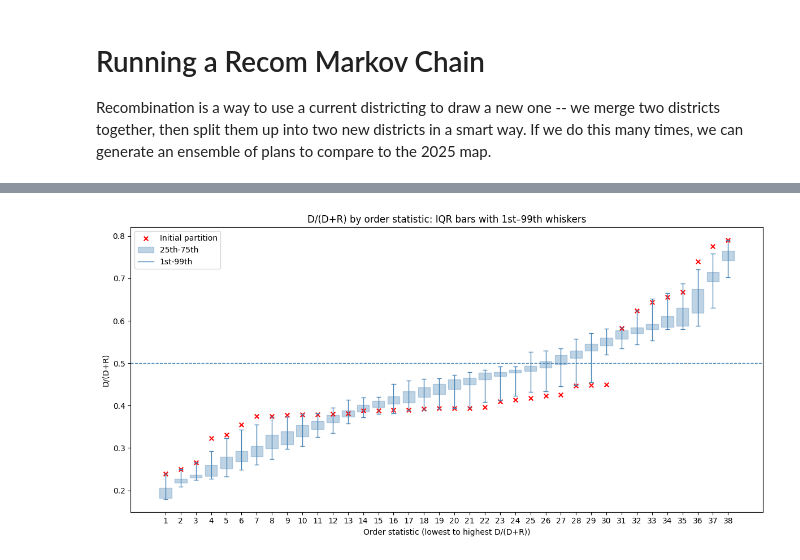
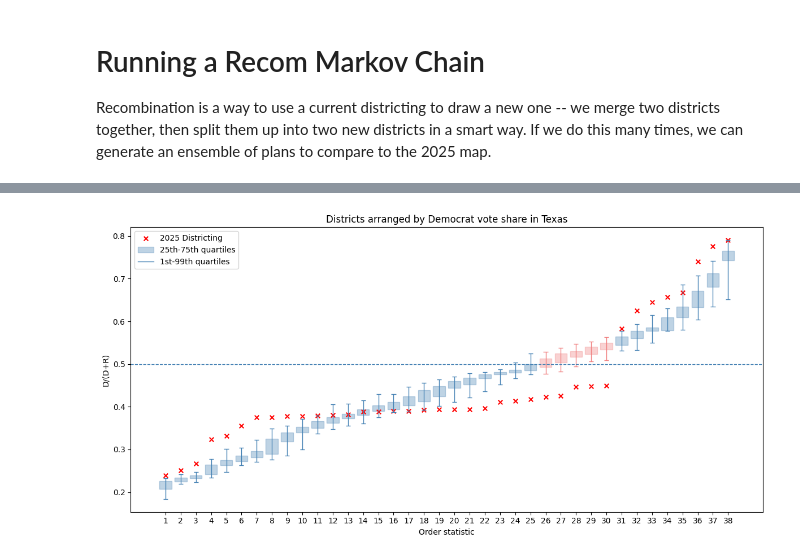
Before and after one commit to EdouardHeitzmann/texas_gerrychain_demo, a Jupyter notebook: texas_gerrychain_demo.ipynb, the cells around one changed output, grey strips where cells are left out. Cells and saved outputs as stored; diff of their text form; code cells hidden in the pictures.

```diff
--- a/texas_gerrychain_demo.ipynb
+++ b/texas_gerrychain_demo.ipynb
@@ -46,6 +46,8 @@ for node in tx_graph.nodes:
         number_of_nans += 1
     if tx_graph.nodes[node]["BVAP20"] != tx_partition.graph.nodes[node]["BVAP20"]:
         tx_graph.nodes[node]["BVAP20"] = 0
+    if tx_graph.nodes[node]["HVAP20"] != tx_partition.graph.nodes[node]["HVAP20"]:
+        tx_graph.nodes[node]["HVAP20"] = 0
     if tx_graph.nodes[node]["HarrisD_PRSG24"] != tx_partition.graph.nodes[node]["HarrisD_PRSG24"]:
         tx_graph.nodes[node]["HarrisD_PRSG24"] = 0
     if tx_graph.nodes[node]["TrumpR_PRSG24"] != tx_partition.graph.nodes[node]["TrumpR_PRSG24"]:
@@ -94,11 +96,24 @@ proposal = partial(
     )
 )
 
+burnin_chain = MarkovChain(
+    proposal=proposal,
+    constraints=[contiguous],
+    accept=always_accept,
+    initial_state=tx_partition,
+    total_steps=100
+)
+
+for i, item in enumerate(burnin_chain):
+    print(f"Finished burn-in step {i+1}/{len(burnin_chain)}", end="\r")
+print(f"Finished burn-in step {i+1}/{len(burnin_chain)}")
+starting_partition = item
+
 recom_chain = MarkovChain(
     proposal=proposal,
     constraints=[contiguous],
     accept=always_accept,
-    initial_state=tx_partition,
+    initial_state=starting_partition,
     total_steps=1000
 )
 
@@ -164,40 +203,49 @@ init_ratios = []
 for d, r in init_sums.values():
     total = d + r
     init_ratios.append(d / total if total else np.nan)
 init_ratios = np.sort(np.array(init_ratios, dtype=float))
 
 plt.figure(figsize=(12, 6))
 
 # Bar from 25th to 75th percentile
 bar_heights = q75 - q25
-plt.bar(x, bar_heights, bottom=q25, width=0.8, alpha=0.35, color="steelblue", edgecolor="steelblue", label="25th-75th")
+# Color positions 26-30 (1-based) in light red
+bar_colors = ["steelblue"] * len(x)
+for i in range(25, 30):
+    if 0 <= i < len(bar_colors):
+        bar_colors[i] = "lightcoral"
+plt.bar(x, bar_heights, bottom=q25, width=0.8, alpha=0.35, color=bar_colors, edgecolor=bar_colors, label="25th-75th quartiles")
 
 # Whiskers from 1st to 99th percentile
-for xi, lo, hi in zip(x, q01, q99):
-    plt.vlines(xi, lo, hi, colors="steelblue", linewidth=1)
-    plt.hlines([lo, hi], xi - 0.15, xi + 0.15, colors="steelblue", linewidth=1)
+whisker_colors = ["steelblue"] * len(x)
+for i in range(25, 30):
+    if 0 <= i < len(whisker_colors):
+        whisker_colors[i] = "lightcoral"
+for xi, lo, hi, c in zip(x, q01, q99, whisker_colors):
+    plt.vlines(xi, lo, hi, colors=c, linewidth=1)
+    plt.hlines([lo, hi], xi - 0.15, xi + 0.15, colors=c, linewidth=1)
 
 # Initial partition overlay as red X
-plt.scatter(x, init_ratios, color="red", marker="x", s=30, label="Initial partition")
+plt.scatter(x, init_ratios, color="red", marker="x", s=30, label="2025 Districting")
 
 # Reference line at 0.5
 plt.axhline(0.5, color="steelblue", linestyle="--", linewidth=1)
 
 # Histogram-like x-axis ticks
 plt.xticks(x)
 
-plt.xlabel("Order statistic (lowest to highest D/(D+R))")
+plt.xlabel("Order statistic")
 plt.ylabel("D/(D+R)")
-plt.title("D/(D+R) by order statistic: IQR bars with 1st–99th whiskers")
+plt.title("Districts arranged by Democrat vote share in Texas")
 
 # Legend (add whisker handle)
-whisker_handle = Line2D([0], [0], color="steelblue", linewidth=1, label="1st-99th")
+whisker_handle = Line2D([0], [0], color="steelblue", linewidth=1, label="1st-99th quartiles")
 handles, labels = plt.gca().get_legend_handles_labels()
 handles.append(whisker_handle)
-labels.append("1st-99th")
+labels.append("1st-99th quartiles")
 plt.legend(handles, labels)
 
 plt.tight_layout()
 plt.show()
 # %% [output]
-[figure, old version]
+[figure, new version]
```
Also changed, not shown: parts of 14 cells of this notebook.
